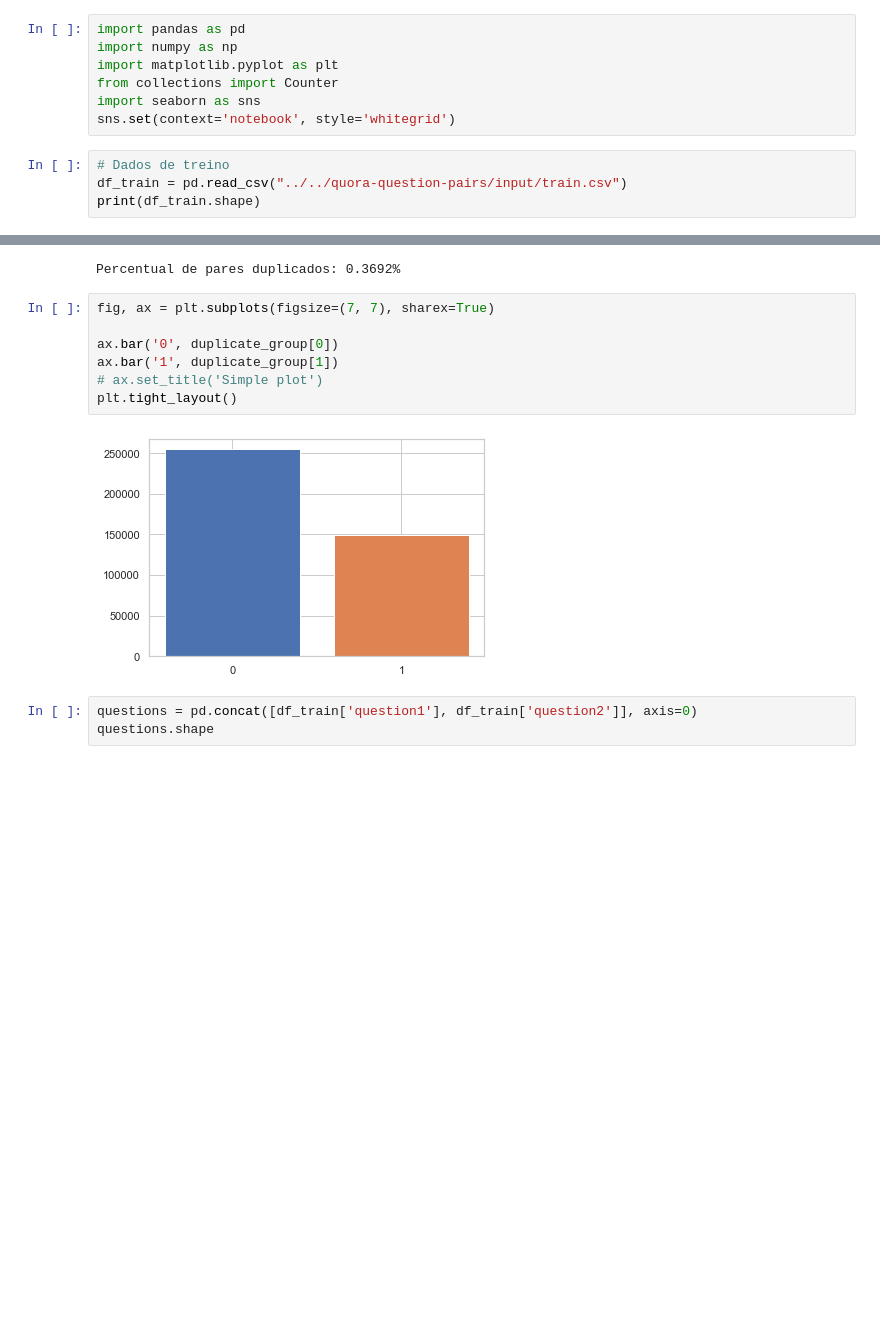
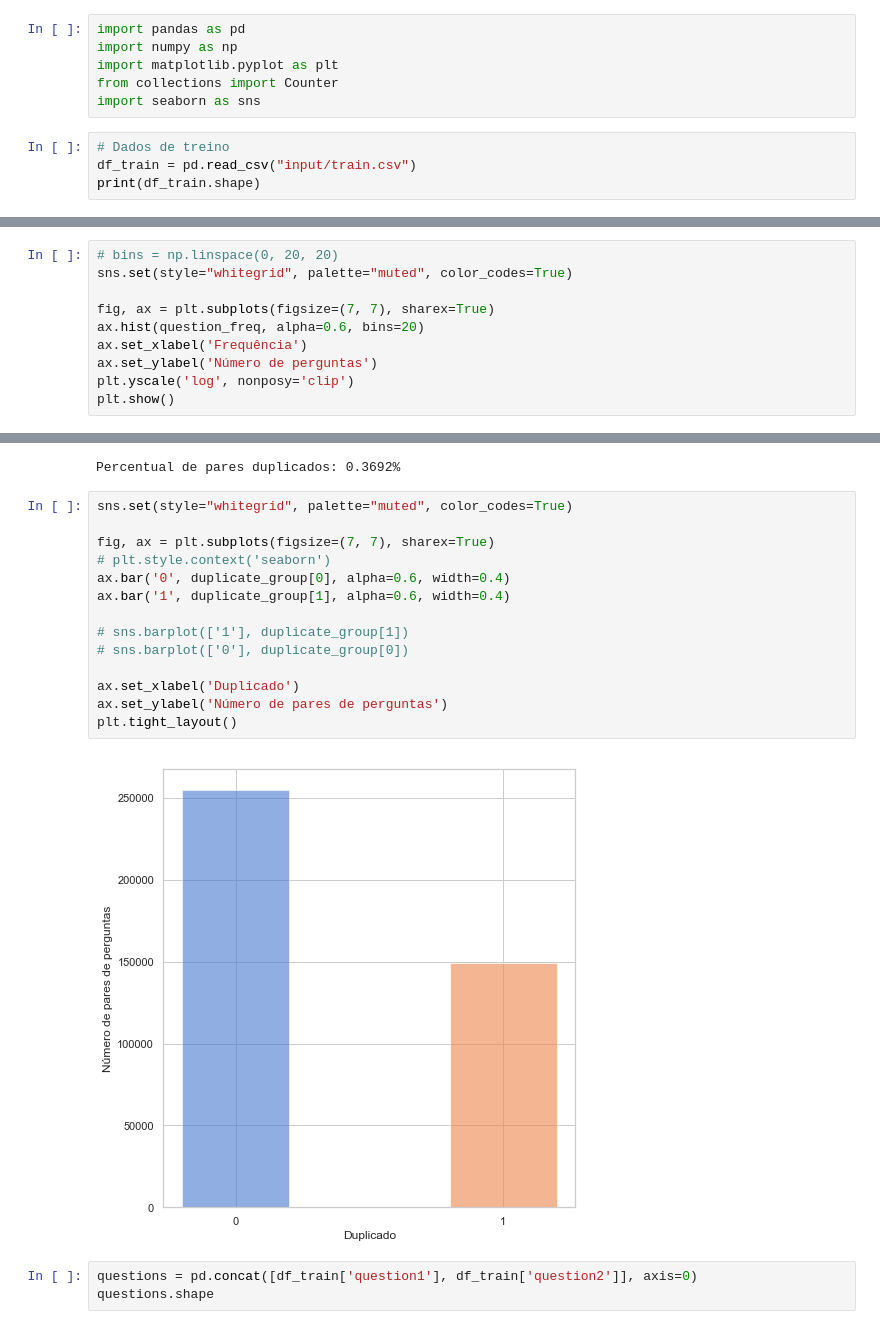
Before and after one commit to pimenta-arthur/quora-question-pairs, a Jupyter notebook: Report.ipynb, the cells around one changed output, grey strips where cells are left out. Drawn from its saved outputs; the diff is of its cells as text; blank space fills up the shorter version.

```diff
--- a/Report.ipynb
+++ b/Report.ipynb
@@ -38,10 +9,9 @@ import numpy as np
 import matplotlib.pyplot as plt
 from collections import Counter
 import seaborn as sns
-sns.set(context='notebook', style='whitegrid')
 # %%
 # Dados de treino
-df_train = pd.read_csv("../../quora-question-pairs/input/train.csv")
+df_train = pd.read_csv("input/train.csv")
 print(df_train.shape)
 # %% [output]
 (404290, 6)
@@ -83,0 +102,10 @@ Número de perguntas: 537933
+# %%
+# bins = np.linspace(0, 20, 20)
+sns.set(style="whitegrid", palette="muted", color_codes=True)
+
+fig, ax = plt.subplots(figsize=(7, 7), sharex=True)
+ax.hist(question_freq, alpha=0.6, bins=20)
+ax.set_xlabel('Frequência')
+ax.set_ylabel('Número de perguntas')
+plt.yscale('log', nonposy='clip')
+plt.show()
@@ -95,14 +125,21 @@ print('Percentual de pares duplicados: {:.4f}%'.format(duplicate_group[1] / (dup
 # %% [output]
 Percentual de pares duplicados: 0.3692%
 # %%
+sns.set(style="whitegrid", palette="muted", color_codes=True)
+
 fig, ax = plt.subplots(figsize=(7, 7), sharex=True)
+# plt.style.context('seaborn')
+ax.bar('0', duplicate_group[0], alpha=0.6, width=0.4)
+ax.bar('1', duplicate_group[1], alpha=0.6, width=0.4)
 
-ax.bar('0', duplicate_group[0])
-ax.bar('1', duplicate_group[1])
-# ax.set_title('Simple plot')
+# sns.barplot(['1'], duplicate_group[1])
+# sns.barplot(['0'], duplicate_group[0])
+
+ax.set_xlabel('Duplicado')
+ax.set_ylabel('Número de pares de perguntas')
 plt.tight_layout()
 # %% [output]
-[figure, old version]
+[figure, new version]
 # %%
 questions = pd.concat([df_train['question1'], df_train['question2']], axis=0)
 questions.shape
```
Also changed, not shown: parts of 41 cells of this notebook.
